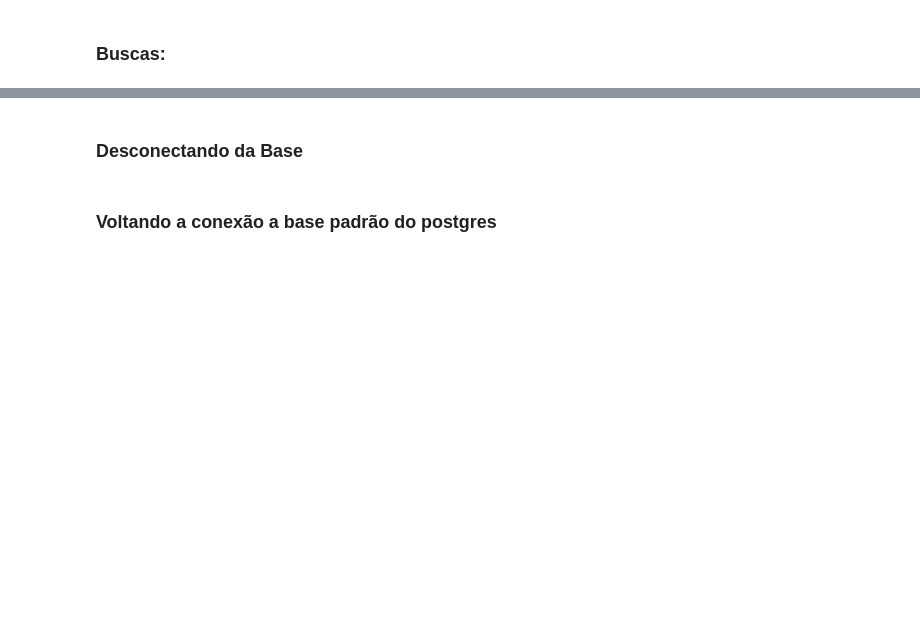
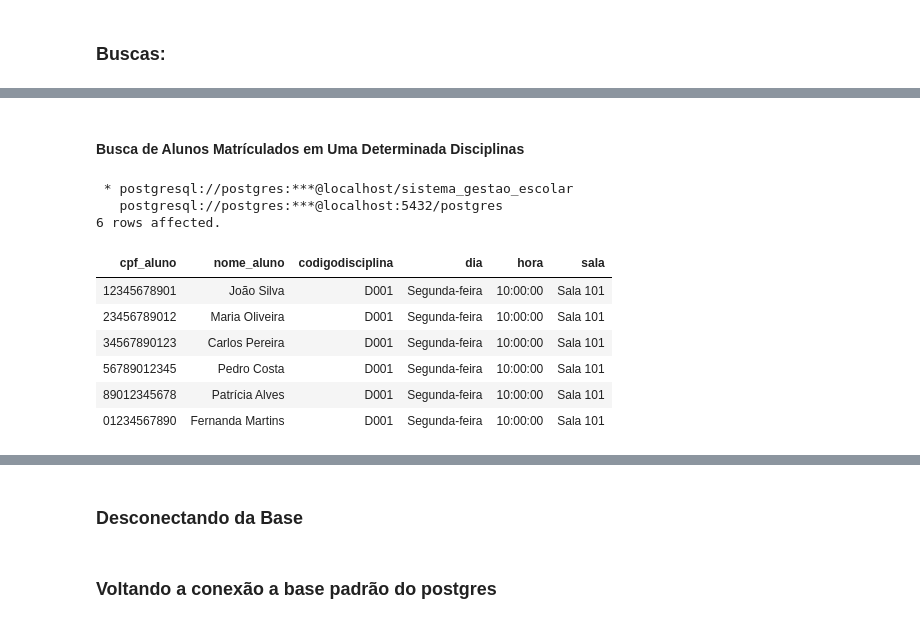
Before and after one commit to rodriguesgbreno/projeto_final_base_de_dados_scc0240_2025, a Jupyter notebook: documentos/projeto_final.ipynb, the cells around one changed output, grey strips where cells are left out. Saved outputs shown, nothing was run; the diff lists cells and outputs as text; code cells hidden in the pictures; blank space fills up the shorter version.

Commit message:
Pequenas atualizações nos arquivos README.md, projeto_final.ipynb, apagar_tabelas.sql, create_table.sql, inserts.sql

```diff
--- a/documentos/projeto_final.ipynb
+++ b/documentos/projeto_final.ipynb
@@ -770,0 +1163,27 @@ INSERT INTO Aluno (CPFUsuario, Bolsa, IDEscola) VALUES
+# %% [markdown]
+#### Busca de Alunos Matrículados em Uma Determinada Disciplinas
+# %%
+%%sql
+-- Query para listar os alunos matriculados em uma disciplina específica
+SELECT
+    a.CPFUsuario AS cpf_aluno,
+    u.NomeUsuario || ' ' || u.SobrenomeUsuario AS nome_aluno,
+    m.CodigoDisciplina,
+    m.Dia,
+    m.Hora,
+    m.Sala
+FROM Matricula m
+JOIN Aluno a ON a.CPFUsuario = m.CPFAluno
+JOIN Usuario u ON u.CPF = a.CPFUsuario
+WHERE m.CodigoDisciplina = 'D001';
+# %% [output]
+ * postgresql://postgres:***@localhost/sistema_gestao_escolar
+   postgresql://postgres:***@localhost:5432/postgres
+6 rows affected.
+| cpf_aluno | nome_aluno | codigodisciplina | dia | hora | sala |
+| 12345678901 | João Silva | D001 | Segunda-feira | 10:00:00 | Sala 101 |
+| 23456789012 | Maria Oliveira | D001 | Segunda-feira | 10:00:00 | Sala 101 |
+| 34567890123 | Carlos Pereira | D001 | Segunda-feira | 10:00:00 | Sala 101 |
+| 56789012345 | Pedro Costa | D001 | Segunda-feira | 10:00:00 | Sala 101 |
+| 89012345678 | Patrícia Alves | D001 | Segunda-feira | 10:00:00 | Sala 101 |
+| 01234567890 | Fernanda Martins | D001 | Segunda-feira | 10:00:00 | Sala 101 |
```
Also changed, not shown: parts of 25 cells of this notebook, 5 other files.
